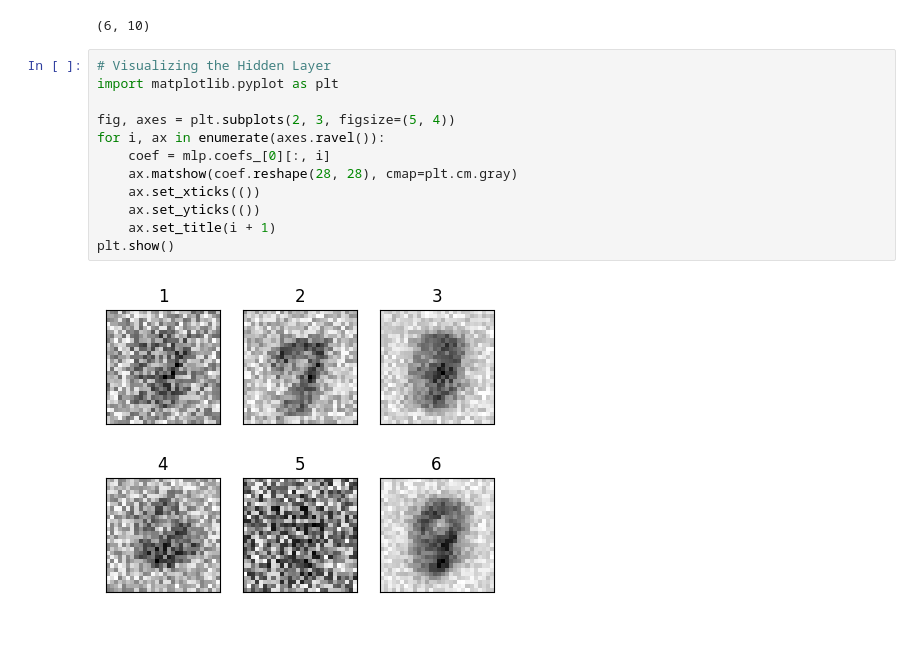
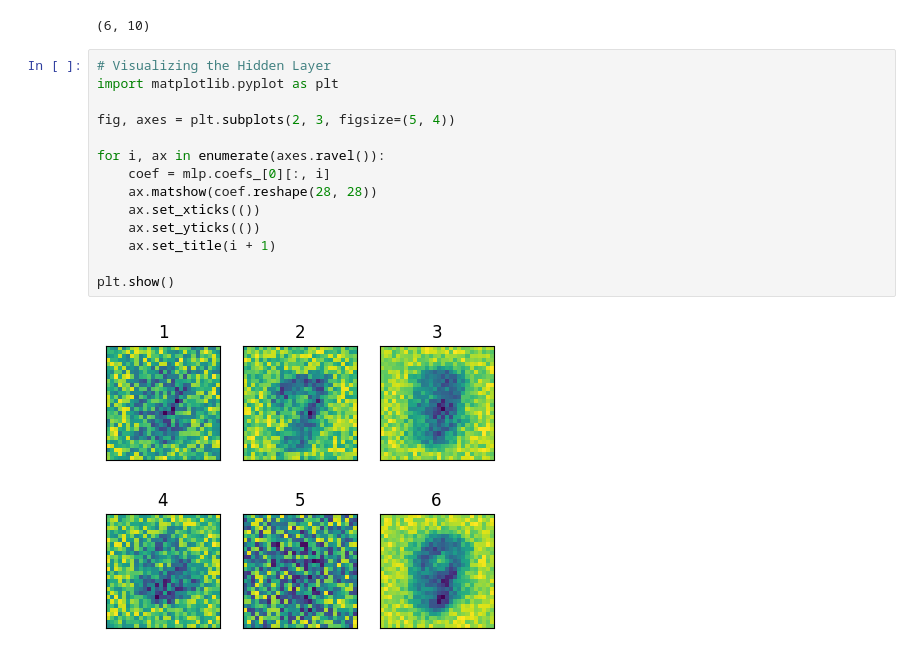
Before and after one commit to cameron-io/Playground, a Jupyter notebook: machine_learning/models/neural_network/open_ml_mnist.ipynb, the cells around one changed output. Saved outputs shown, nothing was run; the diff lists cells and outputs as text.

Commit message:
add notes, testing & individual visualisation

```diff
--- a/machine_learning/models/neural_network/open_ml_mnist.ipynb
+++ b/machine_learning/models/neural_network/open_ml_mnist.ipynb
@@ -45,14 +45,16 @@ n_hidden_nodes, n_output_values
 # %%
 # Visualizing the Hidden Layer
 import matplotlib.pyplot as plt
 
 fig, axes = plt.subplots(2, 3, figsize=(5, 4))
+
 for i, ax in enumerate(axes.ravel()):
     coef = mlp.coefs_[0][:, i]
-    ax.matshow(coef.reshape(28, 28), cmap=plt.cm.gray)
+    ax.matshow(coef.reshape(28, 28))
     ax.set_xticks(())
     ax.set_yticks(())
     ax.set_title(i + 1)
+
 plt.show()
 # %% [output]
-[figure, old version]
+[figure, new version]
```
Also changed, not shown: parts of 4 cells of this notebook.
